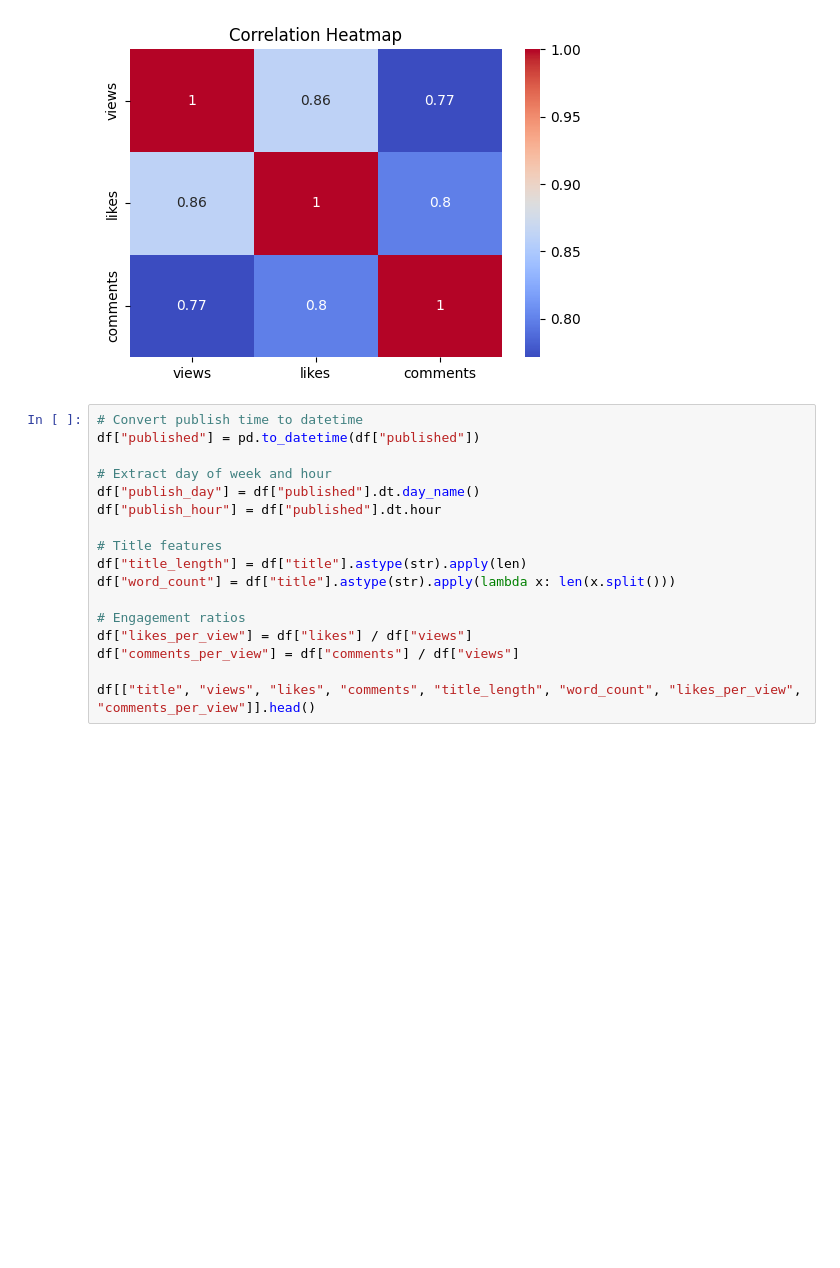
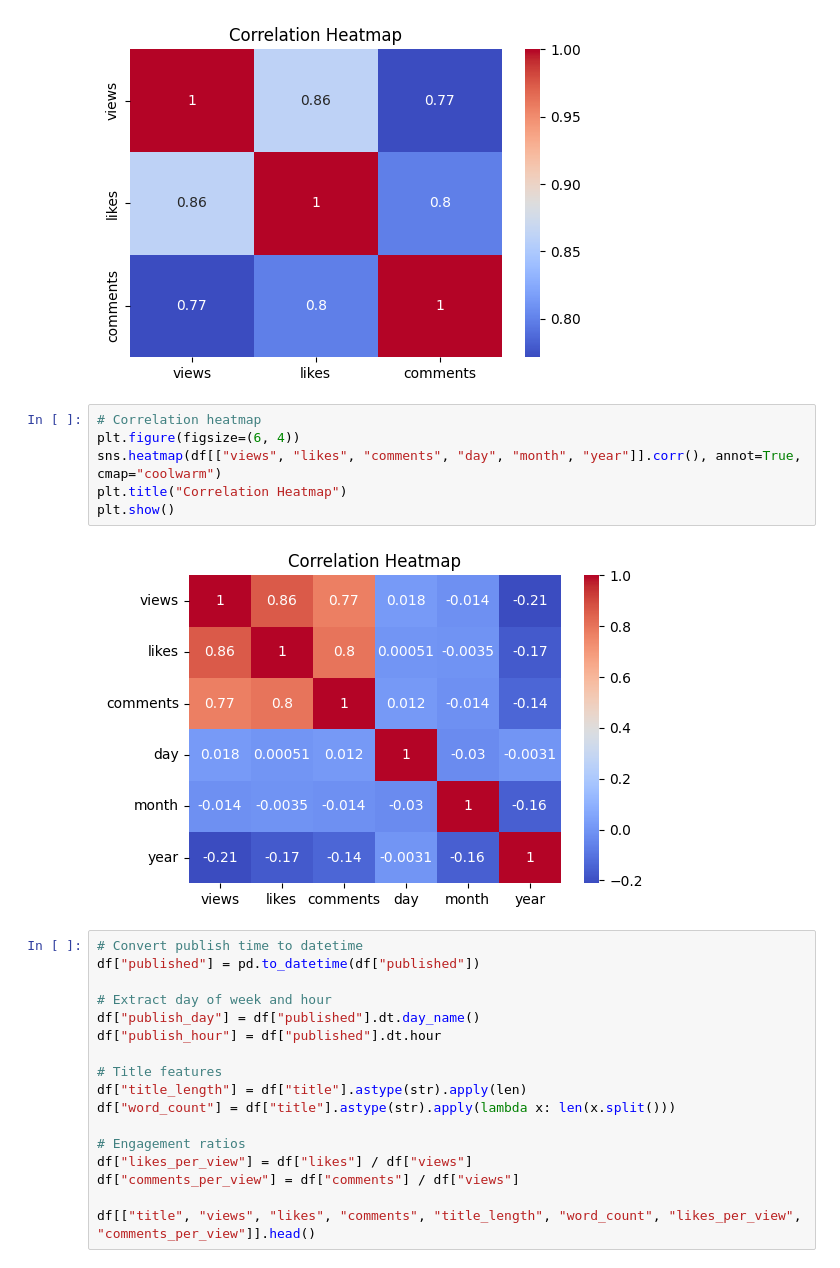
Before and after one commit to Chutacos/CapstoneProject, a Jupyter notebook: eda_and_preprocessing.ipynb, the cells around one changed output. Cells and saved outputs as stored; diff of their text form; blank space fills up the shorter version.

Commit message:
Added more visuals and did preprocessing

```diff
--- a/eda_and_preprocessing.ipynb
+++ b/eda_and_preprocessing.ipynb
@@ -136,6 +175,14 @@ plt.title("Correlation Heatmap")
 plt.show()
 # %% [output]
 [figure]
+# %%
+# Correlation heatmap
+plt.figure(figsize=(6, 4))
+sns.heatmap(df[["views", "likes", "comments", "day", "month", "year"]].corr(), annot=True, cmap="coolwarm")
+plt.title("Correlation Heatmap")
+plt.show()
+# %% [output]
+[figure, added]
 # %%
 # Convert publish time to datetime
 df["published"] = pd.to_datetime(df["published"])
```
Also changed, not shown: parts of 18 cells of this notebook, 3 other files.
